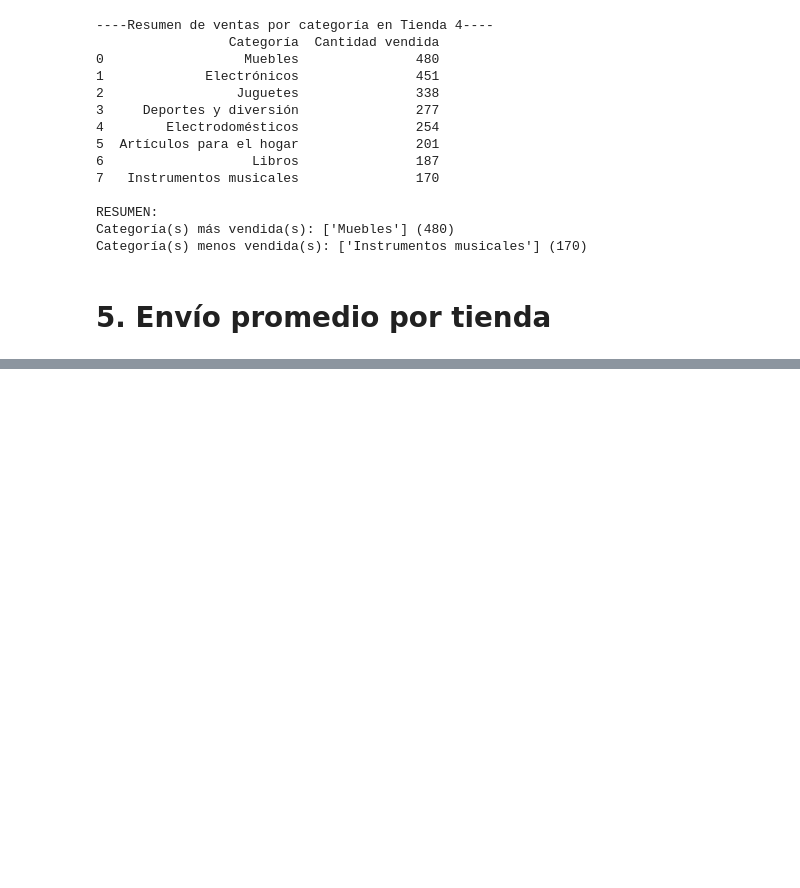
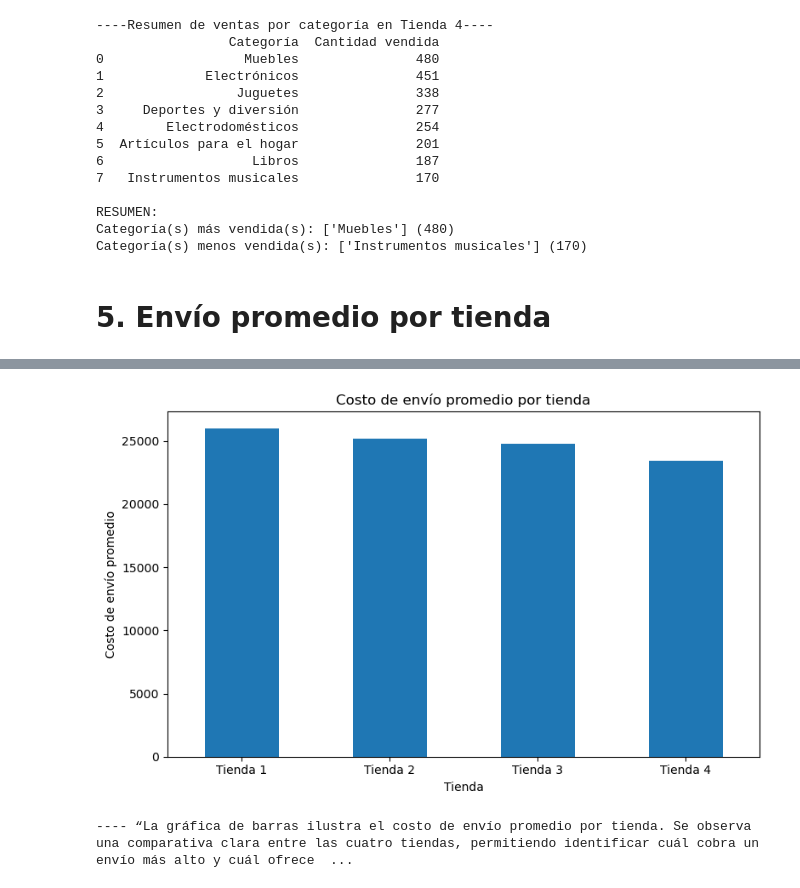
Before and after one commit to Pikuzt/challenge1-data-science-latam, a Jupyter notebook: AluraStoreLatam.ipynb, the cells around one changed output, grey strips where cells are left out. Saved outputs shown, nothing was run; the diff lists cells and outputs as text; code cells hidden in the pictures; blank space fills up the shorter version.

```diff
--- a/AluraStoreLatam.ipynb
+++ b/AluraStoreLatam.ipynb
@@ -400,0 +447,19 @@ NameError: name 'tienda' is not defined
+# %%
+import matplotlib.pyplot as plt
+
+
+plt.figure(figsize=(8,5))
+promedio_por_tienda.plot(kind="bar")
+
+plt.title("Costo de envío promedio por tienda")
+plt.xlabel("Tienda")
+plt.ylabel("Costo de envío promedio")
+plt.xticks(rotation=0)
+plt.tight_layout()
+plt.show()
+
+
+print("---- “La gráfica de barras ilustra el costo de envío promedio por tienda. Se observa una comparativa clara entre las cuatro tiendas, permitiendo identificar cuál cobra un envío más alto y cuál ofrece el costo más bajo. Esta visualización ayuda a evaluar qué tan accesibles son las tiendas para los clientes en términos de gastos adicionales.” ----")
+# %% [output]
+[figure, added]
+---- “La gráfica de barras ilustra el costo de envío promedio por tienda. Se observa una comparativa clara entre las cuatro tiendas, permitiendo identificar cuál cobra un envío más alto y cuál ofrece  ...
```
Also changed, not shown: parts of 16 cells of this notebook.
